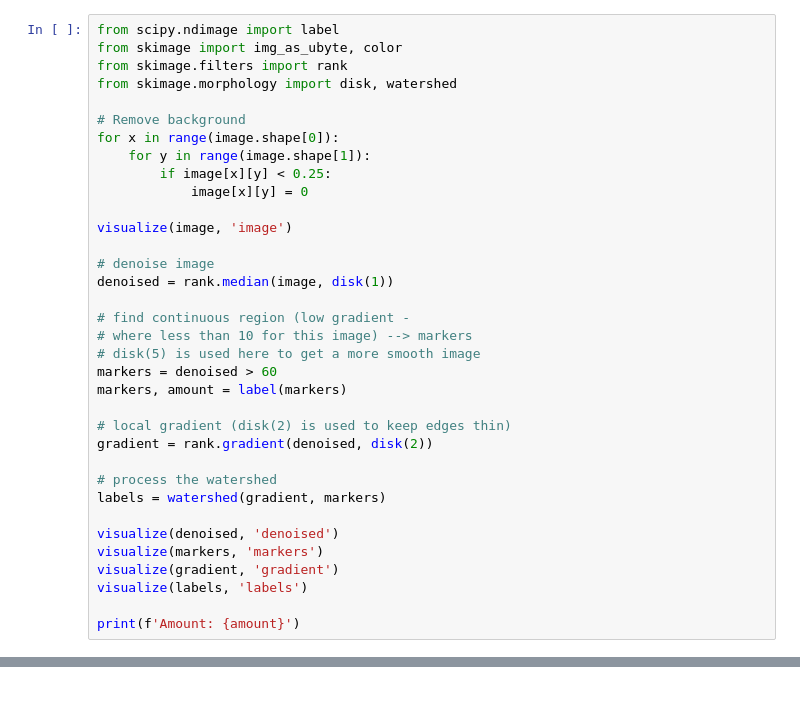
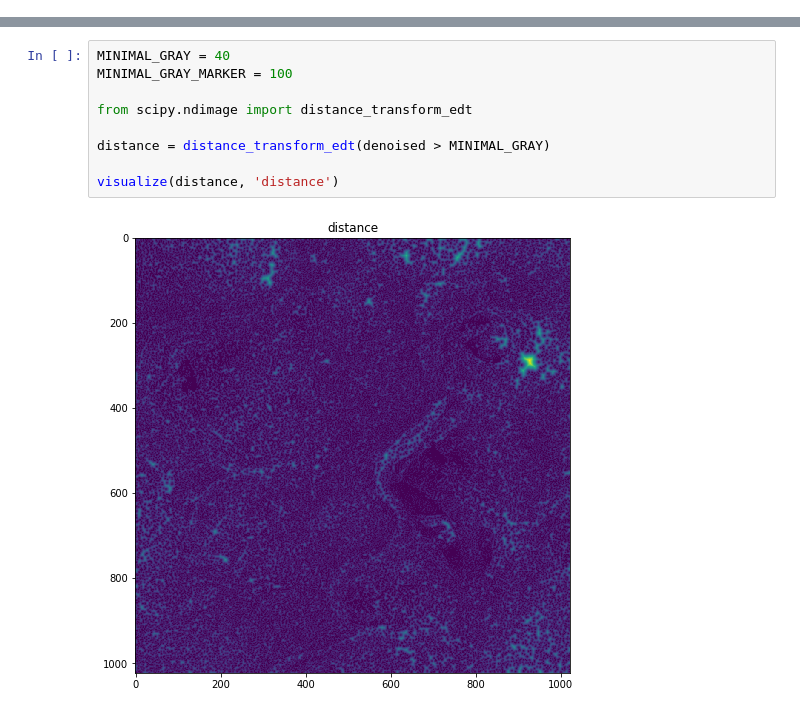
Before and after one commit to Toliak/particle-counter, a Jupyter notebook: notebooks/watershed.ipynb, the cells around one changed output, grey strips where cells are left out. Cells and saved outputs as stored; diff of their text form.

```diff
--- a/notebooks/watershed.ipynb
+++ b/notebooks/watershed.ipynb
@@ -19,35 +18,0 @@ image = color.rgb2gray(image)
-# %%
-from scipy.ndimage import label
-from skimage import img_as_ubyte, color
-from skimage.filters import rank
-from skimage.morphology import disk, watershed
-
-# Remove background
-for x in range(image.shape[0]):
-    for y in range(image.shape[1]):
-        if image[x][y] < 0.25:
-            image[x][y] = 0
-
-visualize(image, 'image')
-
-# denoise image
-denoised = rank.median(image, disk(1))
-
-# find continuous region (low gradient -
-# where less than 10 for this image) --> markers
-# disk(5) is used here to get a more smooth image
-markers = denoised > 60
-markers, amount = label(markers)
-
-# local gradient (disk(2) is used to keep edges thin)
-gradient = rank.gradient(denoised, disk(2))
-
-# process the watershed
-labels = watershed(gradient, markers)
-
-visualize(denoised, 'denoised')
-visualize(markers, 'markers')
-visualize(gradient, 'gradient')
-visualize(labels, 'labels')
-
-print(f'Amount: {amount}')
@@ -60,0 +28,11 @@ Amount: 422
+# %%
+MINIMAL_GRAY = 40
+MINIMAL_GRAY_MARKER = 100
+
+from scipy.ndimage import distance_transform_edt
+
+distance = distance_transform_edt(denoised > MINIMAL_GRAY)
+
+visualize(distance, 'distance')
+# %% [output]
+[figure, added]
```
Also changed, not shown: parts of 6 cells of this notebook, 1 other file.
